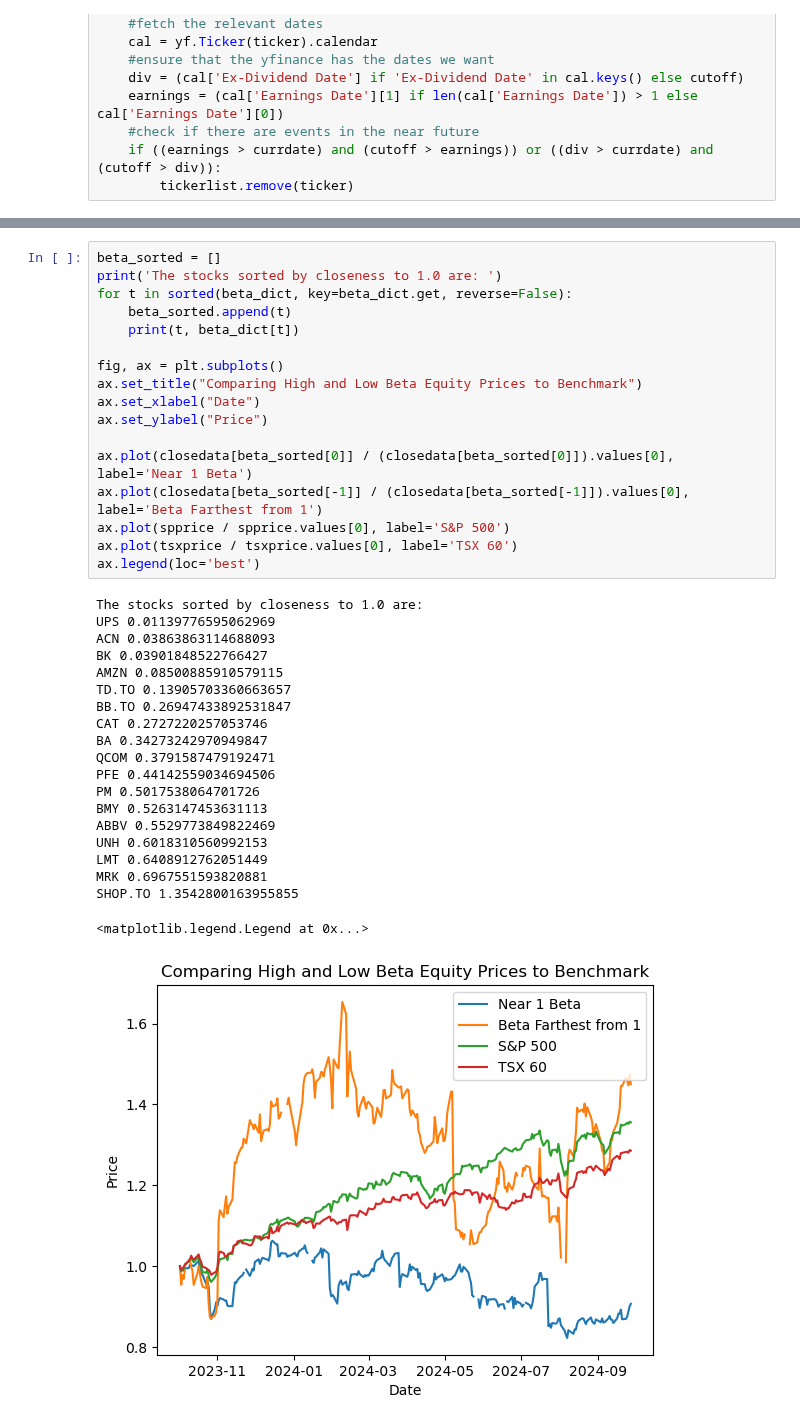
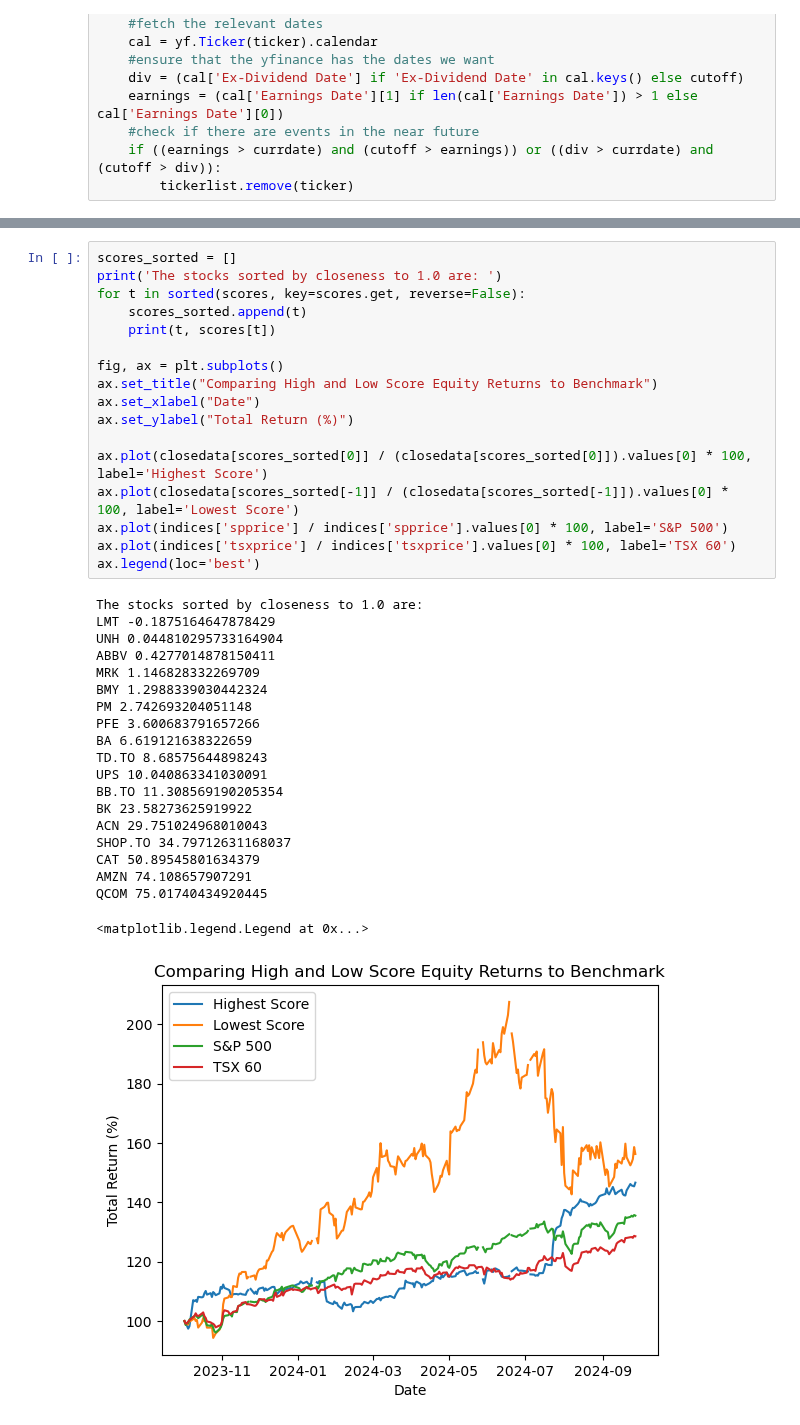
Before and after one commit to emlyqi/cfm101final, a Jupyter notebook: Team_05_Assignment.ipynb, the cells around one changed output, grey strips where cells are left out. Saved outputs shown, nothing was run; the diff lists cells and outputs as text.

Commit message:
new score thingy

```diff
--- a/Team_05_Assignment.ipynb
+++ b/Team_05_Assignment.ipynb
@@ -138,38 +186,38 @@ for ticker in tickerlist:
 # %%
-beta_sorted = []
+scores_sorted = []
 print('The stocks sorted by closeness to 1.0 are: ')
-for t in sorted(beta_dict, key=beta_dict.get, reverse=False):
-    beta_sorted.append(t)
-    print(t, beta_dict[t])
+for t in sorted(scores, key=scores.get, reverse=False):
+    scores_sorted.append(t)
+    print(t, scores[t])
 
 fig, ax = plt.subplots()
-ax.set_title("Comparing High and Low Beta Equity Prices to Benchmark")
+ax.set_title("Comparing High and Low Score Equity Returns to Benchmark")
 ax.set_xlabel("Date")
-ax.set_ylabel("Price")
+ax.set_ylabel("Total Return (%)")
 
-ax.plot(closedata[beta_sorted[0]] / (closedata[beta_sorted[0]]).values[0], label='Near 1 Beta')
-ax.plot(closedata[beta_sorted[-1]] / (closedata[beta_sorted[-1]]).values[0], label='Beta Farthest from 1')
-ax.plot(spprice / spprice.values[0], label='S&P 500')
-ax.plot(tsxprice / tsxprice.values[0], label='TSX 60')
+ax.plot(closedata[scores_sorted[0]] / (closedata[scores_sorted[0]]).values[0] * 100, label='Highest Score')
+ax.plot(closedata[scores_sorted[-1]] / (closedata[scores_sorted[-1]]).values[0] * 100, label='Lowest Score')
+ax.plot(indices['spprice'] / indices['spprice'].values[0] * 100, label='S&P 500')
+ax.plot(indices['tsxprice'] / indices['tsxprice'].values[0] * 100, label='TSX 60')
 ax.legend(loc='best')
 # %% [output]
 The stocks sorted by closeness to 1.0 are:
-UPS 0.01139776595062969
-ACN 0.03863863114688093
-BK 0.03901848522766427
-AMZN 0.08500885910579115
-TD.TO 0.13905703360663657
-BB.TO 0.26947433892531847
-CAT 0.2727220257053746
-BA 0.34273242970949847
-QCOM 0.3791587479192471
-PFE 0.44142559034694506
-PM 0.5017538064701726
-BMY 0.5263147453631113
-ABBV 0.5529773849822469
-UNH 0.6018310560992153
-LMT 0.6408912762051449
-MRK 0.6967551593820881
-SHOP.TO 1.3542800163955855
+LMT -0.1875164647878429
+UNH 0.044810295733164904
+ABBV 0.4277014878150411
+MRK 1.146828332269709
+BMY 1.2988339030442324
+PM 2.742693204051148
+PFE 3.600683791657266
+BA 6.619121638322659
+TD.TO 8.68575644898243
+UPS 10.040863341030091
+BB.TO 11.308569190205354
+BK 23.58273625919922
+ACN 29.751024968010043
+SHOP.TO 34.79712631168037
+CAT 50.89545801634379
+AMZN 74.108657907291
+QCOM 75.01740434920445
 <matplotlib.legend.Legend at 0x...>
-[figure, old version]
+[figure, new version]
```
Also changed, not shown: parts of 5 cells of this notebook.
